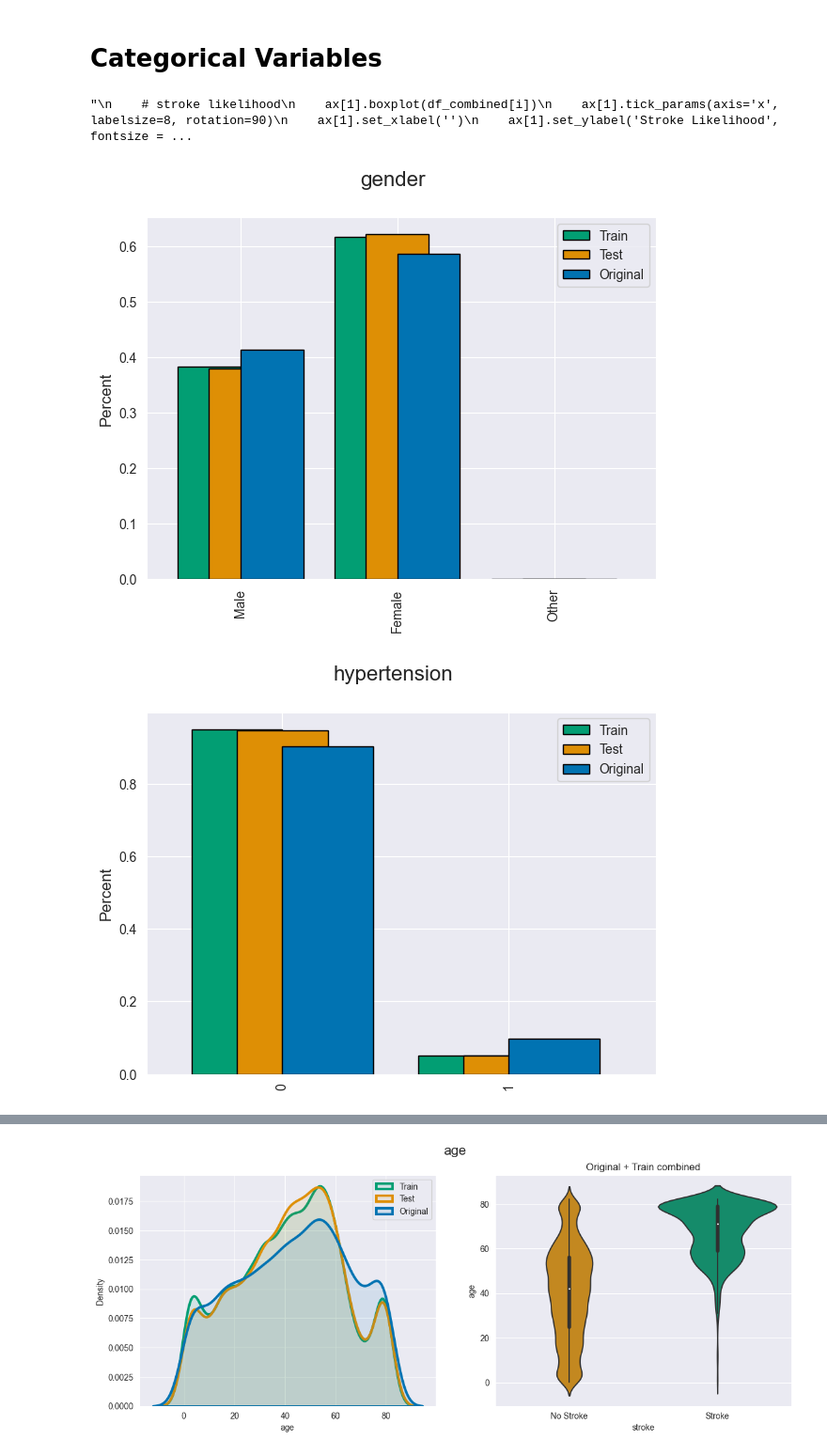
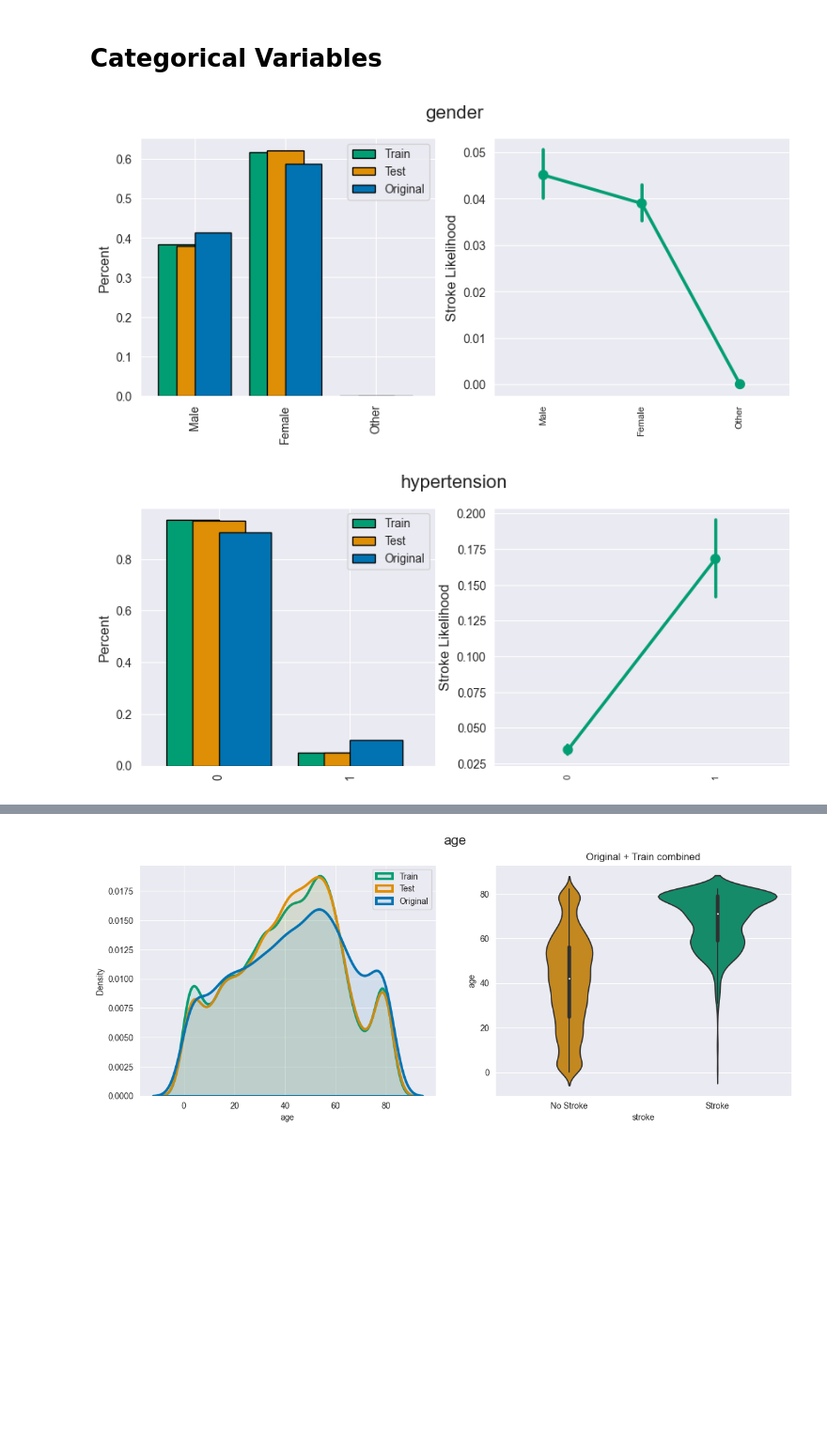
Before and after one commit to cancanasoyak/AIN2002, a Jupyter notebook: EDA.ipynb, the cells around one changed output, grey strips where cells are left out. Shown at 94% size. Drawn from its saved outputs; the diff is of its cells as text; code cells hidden in the pictures; blank space fills up the shorter version.

Commit message:
some Image Updates

```diff
--- a/EDA.ipynb
+++ b/EDA.ipynb
@@ -23,7 +23,7 @@ df_sample_submission = pd.read_csv(r'Data\sample_submission.csv')
 colors = sns.palettes.SEABORN_PALETTES['colorblind']
 
 # figure, axes
-fig, ax = plt.subplots(1, 3, figsize=(14,5))
+fig, ax = plt.subplots(1, 3, figsize=(11,4))
 # figure title
 fig.suptitle('Stroke Percentages', fontsize=14)
 
@@ -37,8 +37,8 @@ plot_data_train = df_train['stroke'].value_counts()
 plot_data_original = df_original['stroke'].value_counts()
 plot_data_combined = df_combined['stroke'].value_counts()
 plot_labels_train = plot_data_train.rename(index={0:'0: No Stroke', 1:'1: Stroke'}).index
-plot_labels_original = plot_data_original.rename(index={0:'0: No Stroke', 1:'1: Stroke'}).index
-plot_labels_combined = plot_data_combined.rename(index={0:'0: No Stroke', 1:'1: Stroke'}).index
+plot_labels_original = plot_data_original.rename(index={0:'', 1:''}).index
+plot_labels_combined = plot_data_combined.rename(index={0:'', 1:''}).index
 ax[0].pie(plot_data_train, labels=plot_labels_train, autopct='%1.1f%%', colors=colors, wedgeprops = dict(edgecolor='black'))
 ax[1].pie(plot_data_original, labels=plot_labels_original, autopct='%1.1f%%', colors=colors, wedgeprops = dict(edgecolor='black'))
 ax[2].pie(plot_data_combined, labels=plot_labels_combined, autopct='%1.1f%%', colors=colors, wedgeprops = dict(edgecolor='black'))
@@ -56,43 +56,41 @@ ax[2].pie(plot_data_combined, labels=plot_labels_combined, autopct='%1.1f%%', co
 # categorical valiables
 col=['gender','hypertension','heart_disease','ever_married','work_type','Residence_type','smoking_status']
 
 
 
 data = []
 for i in col:
 
     # xticks
     xticks_train = list(df_train[i].unique())
     xticks_test = list(df_test[i].unique())
     xticks_original = list(df_original[i].unique())
     # merge xticks_train, xticks_test, xticks_original
     xticks = list(OrderedDict.fromkeys(xticks_train + xticks_test + xticks_original))
     if all([str(item).isdigit() for item in xticks]): xticks.sort()
 
     # figure, axes
     sns.set_style('darkgrid')
-    fig, ax = plt.subplots(1, 1, figsize=(7,5))
+    fig, ax = plt.subplots(1, 2, figsize=(10,4))
     # figure title
     fig.suptitle(i, fontsize=16)
 
     # train / test / original differences
     pct_train = df_train[i].value_counts(normalize=True).reindex(xticks)
     pct_test = df_test[i].value_counts(normalize=True).reindex(xticks)
     pct_original = df_original[i].value_counts(normalize=True).reindex(xticks)
-    pct_train.plot(kind='bar', align='edge', width=-0.4, ax=ax, color=colors[2], edgecolor='black')
-    pct_test.plot(kind='bar', align='center', width=0.4, ax=ax, color=colors[1], edgecolor='black')
-    pct_original.plot(kind='bar', align='edge', width=0.4, ax=ax, color=colors[0], edgecolor='black')
-    ax.set_xlim(-0.6)
-    ax.set_ylabel('Percent', fontsize=12)
-    ax.legend(['Train', 'Test', 'Original'])
-"""
+    pct_train.plot(kind='bar', align='edge', width=-0.4, ax=ax[0], color=colors[2], edgecolor='black')
+    pct_test.plot(kind='bar', align='center', width=0.4, ax=ax[0], color=colors[1], edgecolor='black')
+    pct_original.plot(kind='bar', align='edge', width=0.4, ax=ax[0], color=colors[0], edgecolor='black')
+    ax[0].set_xlim(-0.6)
+    ax[0].set_ylabel('Percent', fontsize=12)
+    ax[0].legend(['Train', 'Test', 'Original'])
+
     # stroke likelihood
-    ax[1].boxplot(df_combined[i])
+    sns.pointplot(data=df_train, x=i, y='stroke', color=colors[2], ax=ax[1])
     ax[1].tick_params(axis='x', labelsize=8, rotation=90)
     ax[1].set_xlabel('')
     ax[1].set_ylabel('Stroke Likelihood', fontsize = 12)
- """
 # %% [output]
-"\n    # stroke likelihood\n    ax[1].boxplot(df_combined[i])\n    ax[1].tick_params(axis='x', labelsize=8, rotation=90)\n    ax[1].set_xlabel('')\n    ax[1].set_ylabel('Stroke Likelihood', fontsize = ...
-[figure, old version]
+[figure, new version]
-[figure, old version]
+[figure, new version]
```
Also changed, not shown: parts of 2 cells of this notebook, 7 other files.
